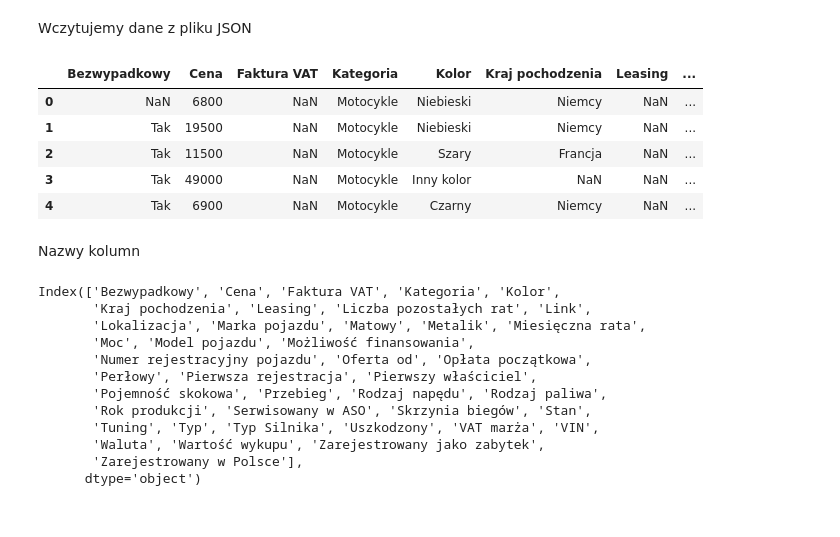
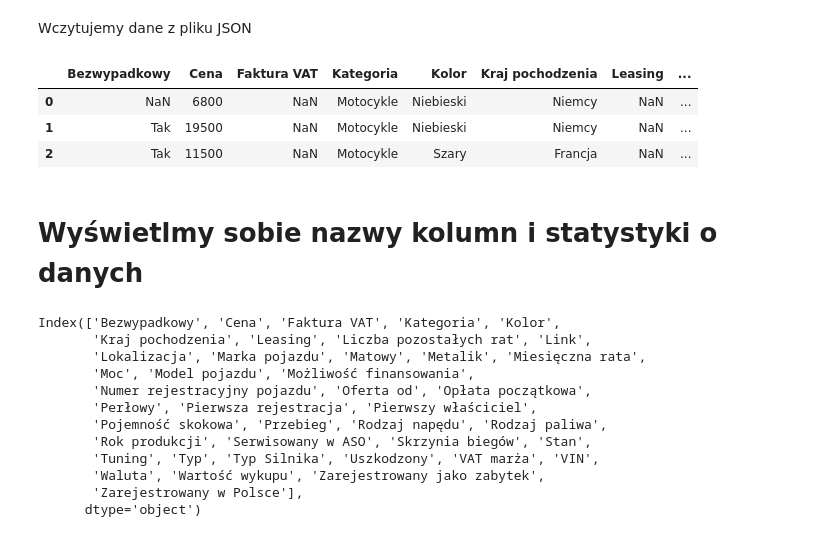
Before and after one commit to kordirko/motory, a Jupyter notebook: projekt_zaliczeniowy.ipynb, the cells around one changed output. Drawn from its saved outputs; the diff is of its cells as text; code cells hidden in the pictures.

```diff
--- a/projekt_zaliczeniowy.ipynb
+++ b/projekt_zaliczeniowy.ipynb
@@ -22,24 +25,22 @@ Wczytujemy dane z pliku JSON
 # %%
 import pandas as pd
 pd.set_option('display.max_rows', 500)
 pd.set_option('display.max_columns', 60)
 import json
 
-with open('D:/bootcamp_uczenie/zaliczenie/scrapy_motory/motory.json') as plik_json:
+with open('./scrapy_motory/motory.json') as plik_json:
     data = json.load(plik_json)
 
 dane = pd.DataFrame(data)
 
-dane.head()
+dane.head(3)
 # %% [output]
 |  | Bezwypadkowy | Cena | Faktura VAT | Kategoria | Kolor | Kraj pochodzenia | Leasing | ... |
 | 0 | NaN | 6800 | NaN | Motocykle | Niebieski | Niemcy | NaN | ... |
 | 1 | Tak | 19500 | NaN | Motocykle | Niebieski | Niemcy | NaN | ... |
 | 2 | Tak | 11500 | NaN | Motocykle | Szary | Francja | NaN | ... |
-| 3 | Tak | 49000 | NaN | Motocykle | Inny kolor | NaN | NaN | ... |
-| 4 | Tak | 6900 | NaN | Motocykle | Czarny | Niemcy | NaN | ... |
-# %% [markdown]
-Nazwy kolumn
+# %% [markdown]
+# Wyświetlmy sobie nazwy kolumn i statystyki o danych
 # %%
 dane.columns
 # %% [output]
```
Also changed, not shown: parts of 19 cells of this notebook, 4 other files.
